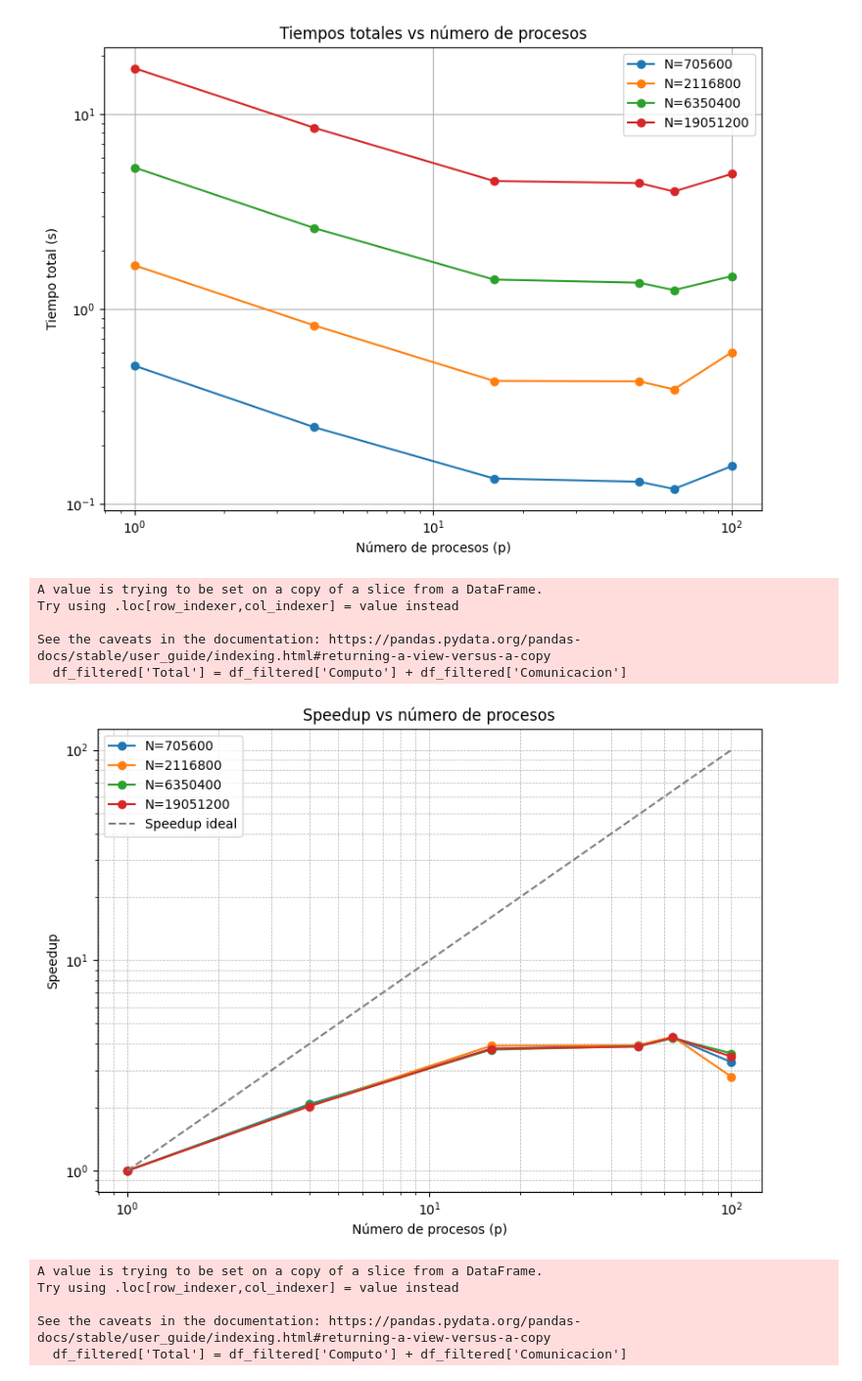
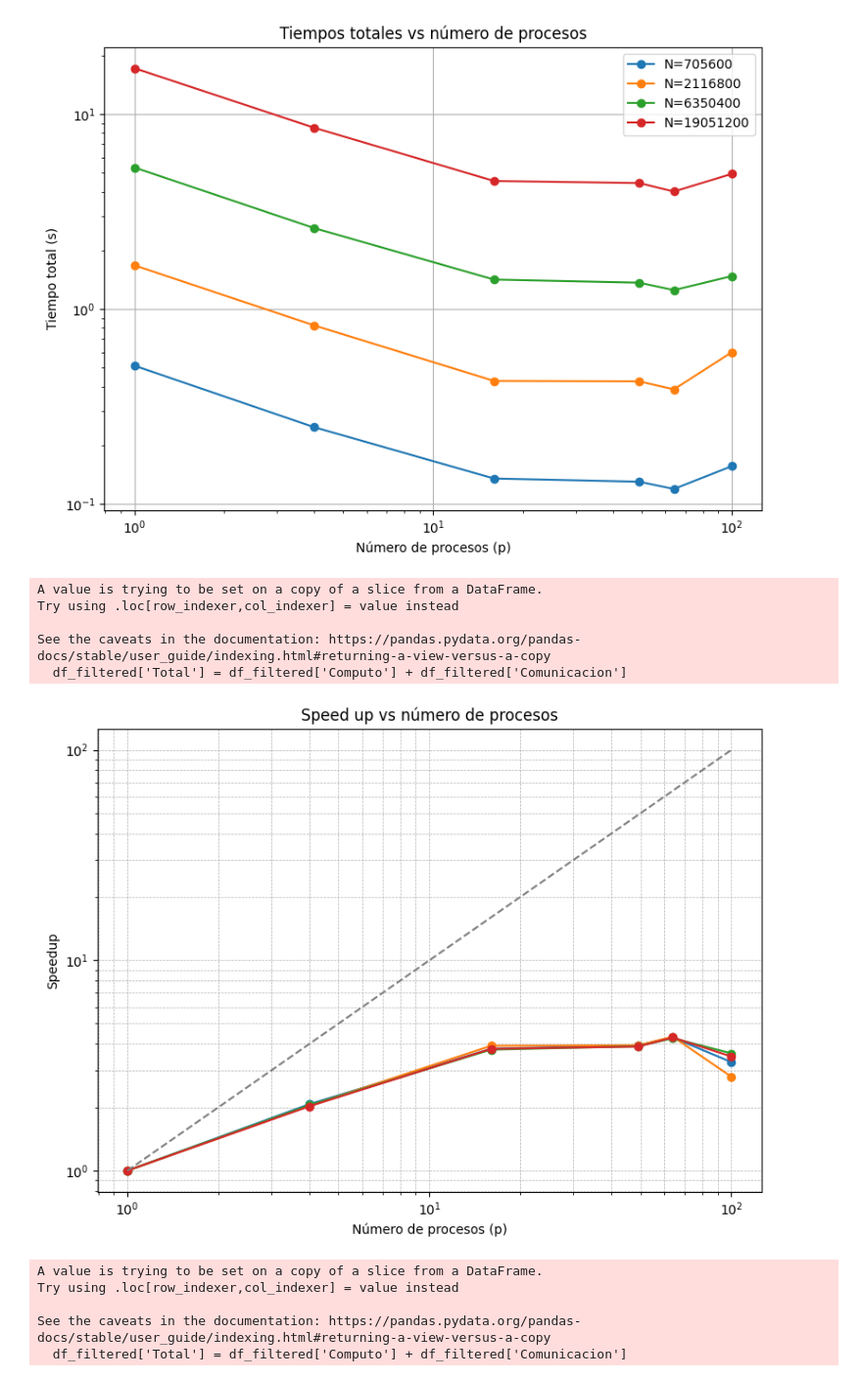
Before and after one commit to marcelino123455/ProyectoParalela, a Jupyter notebook: graficador.ipynb, the cells around one changed output. Shown at 98% size. Cells and saved outputs as stored; diff of their text form; code cells hidden in the pictures.

```diff
--- a/graficador.ipynb
+++ b/graficador.ipynb
@@ -58,36 +63,35 @@ plt.show()
 # %%
 df_filtered = df_all[df_all['Step'].isin([1,2,3,4,5])]
 df_filtered['Total'] = df_filtered['Computo'] + df_filtered['Comunicacion']
 df_grouped = df_filtered.groupby(['N', 'p'], as_index=False)[['Total']].sum()
 
 plt.figure(figsize=(8, 6))
 for N, df_N in df_grouped.groupby('N'):
     if 1 not in df_N['p'].values:
         continue
     t1 = df_N.loc[df_N['p'] == 1, 'Total'].values[0]
     df_N = df_N.copy()
     df_N['Speedup'] = t1 / df_N['Total']
     plt.plot(df_N['p'], df_N['Speedup'], marker='o', label=f'N={N}')
 
 p_vals = np.logspace(np.log10(df_grouped['p'].min()), np.log10(df_grouped['p'].max()), 100)
 plt.plot(p_vals, p_vals, '--', color='gray', linewidth=1.5, label='Speedup ideal')
 
 plt.xscale('log')
 plt.yscale('log')
+plt.title('Speed up vs número de procesos')
 plt.xlabel('Número de procesos (p)')
 plt.ylabel('Speedup')
-plt.title('Speedup vs número de procesos')
-plt.legend()
 plt.grid(True, which='both', linestyle='--', linewidth=0.5)
 plt.tight_layout()
 plt.show()
 # %% [output]
 A value is trying to be set on a copy of a slice from a DataFrame.
 Try using .loc[row_indexer,col_indexer] = value instead
 
 See the caveats in the documentation: https://pandas.pydata.org/pandas-docs/stable/user_guide/indexing.html#returning-a-view-versus-a-copy
   df_filtered['Total'] = df_filtered['Computo'] + df_filtered['Comunicacion']
-[figure, old version]
+[figure, new version]
 # %%
 df_filtered = df_all[df_all['Step'].isin([1,2,3,4,5])]
 df_filtered['Total'] = df_filtered['Computo'] + df_filtered['Comunicacion']
```
Also changed, not shown: parts of 1 cell of this notebook, 7 other files.
